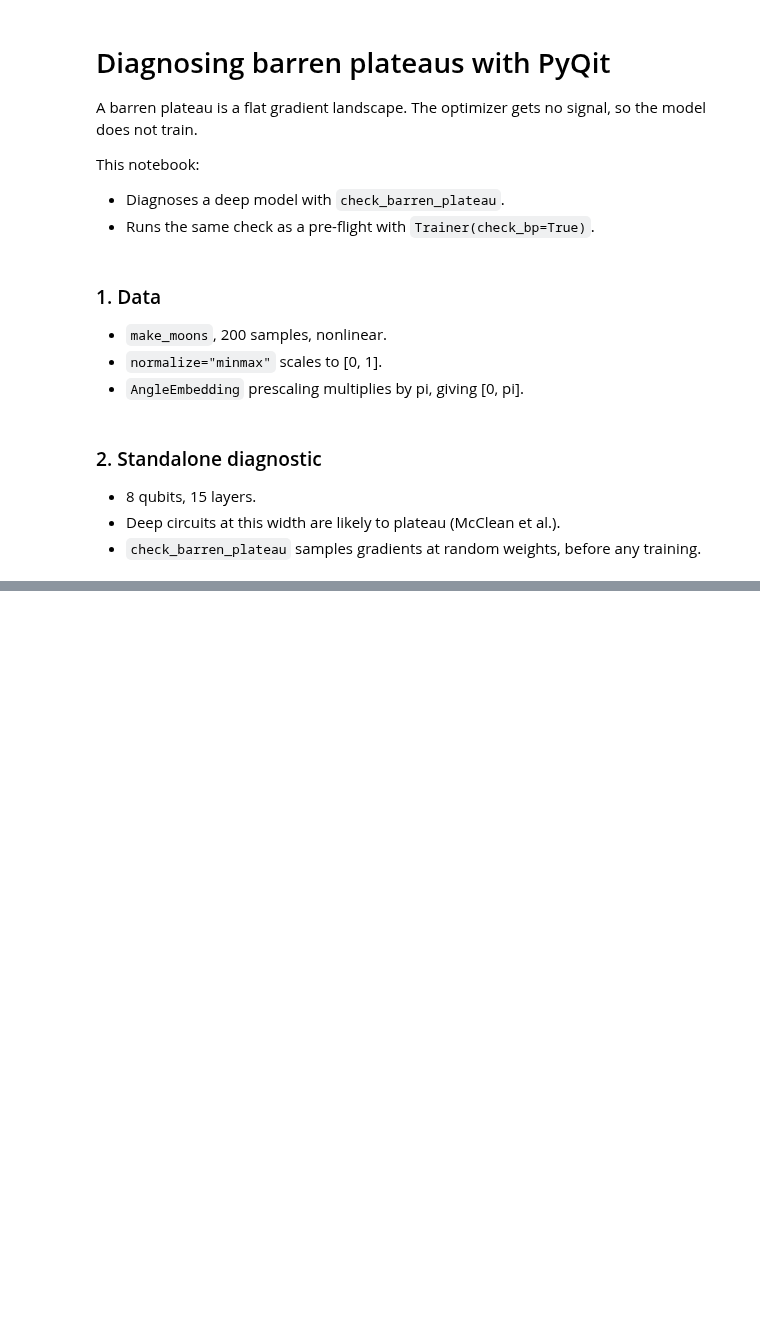
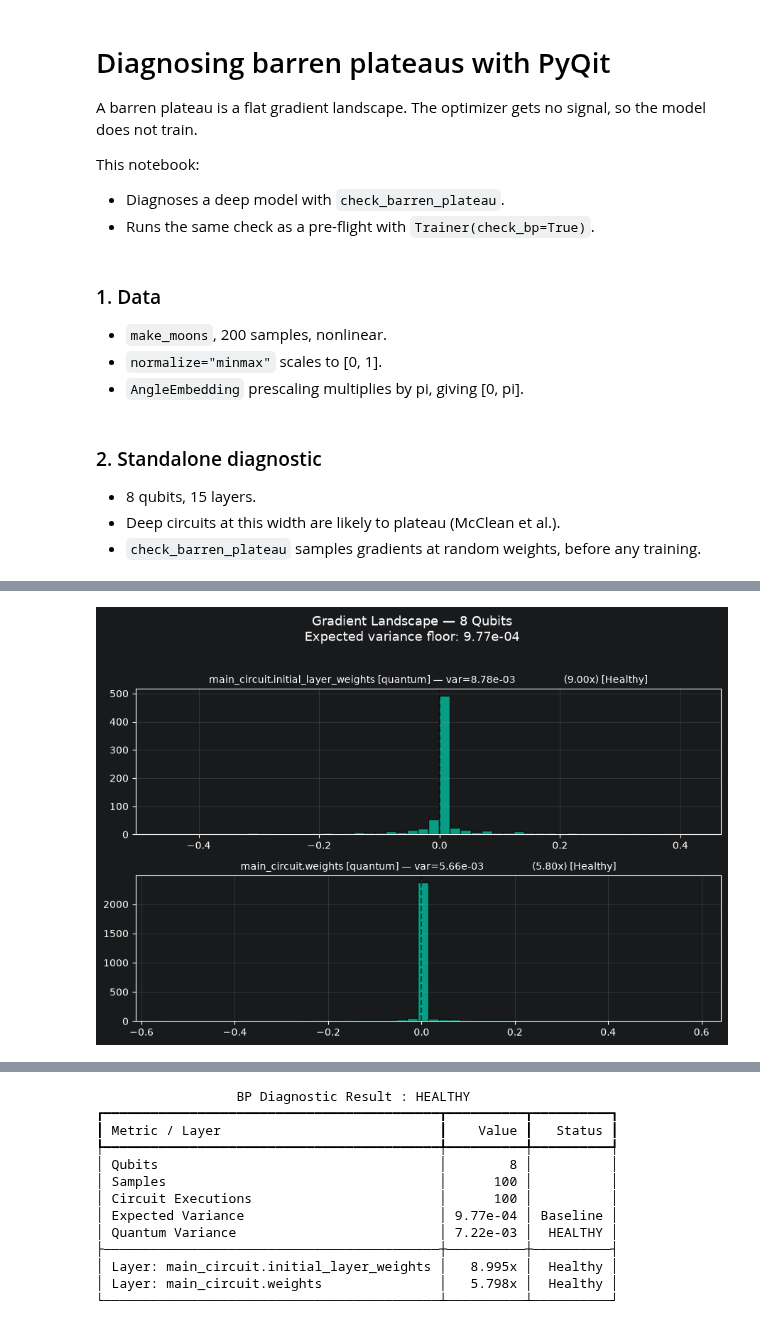
Before and after one commit to phoeenniixx/pyQit, a Jupyter notebook: docs/tutorials/barren_plateau.ipynb, the cells around one changed output, grey strips where cells are left out. Saved outputs shown, nothing was run; the diff lists cells and outputs as text; code cells hidden in the pictures; blank space fills up the shorter version.

```diff
--- a/docs/tutorials/barren_plateau.ipynb
+++ b/docs/tutorials/barren_plateau.ipynb
@@ -84,0 +85,13 @@ Gradient variance sits well below the baseline, and the histogram collapses to z
+# %%
+shallow_model = VQCClassifier(
+    n_qubits=8,
+    n_layers=2,
+    n_classes=2,
+    ansatz=SimplifiedTwoDesignAnsatz,
+    encoder=AngleEmbedding,
+)
+
+result = check_barren_plateau(model=shallow_model, datamodule_or_X=dm, num_samples=100)
+print(result)
+# %% [output]
+[figure, added]
@@ -84,0 +99,13 @@ Gradient variance sits well below the baseline, and the histogram collapses to z
+                  BP Diagnostic Result : HEALTHY
+┏━━━━━━━━━━━━━━━━━━━━━━━━━━━━━━━━━━━━━━━━━━━┳━━━━━━━━━━┳━━━━━━━━━━┓
+┃ Metric / Layer                            ┃    Value ┃   Status ┃
+┡━━━━━━━━━━━━━━━━━━━━━━━━━━━━━━━━━━━━━━━━━━━╇━━━━━━━━━━╇━━━━━━━━━━┩
+│ Qubits                                    │        8 │          │
+│ Samples                                   │      100 │          │
+│ Circuit Executions                        │      100 │          │
+│ Expected Variance                         │ 9.77e-04 │ Baseline │
+│ Quantum Variance                          │ 7.22e-03 │  HEALTHY │
+├───────────────────────────────────────────┼──────────┼──────────┤
+│ Layer: main_circuit.initial_layer_weights │   8.995x │  Healthy │
+│ Layer: main_circuit.weights               │   5.798x │  Healthy │
+└───────────────────────────────────────────┴──────────┴──────────┘
```
Also changed, not shown: parts of 7 cells of this notebook, 14 other files.
